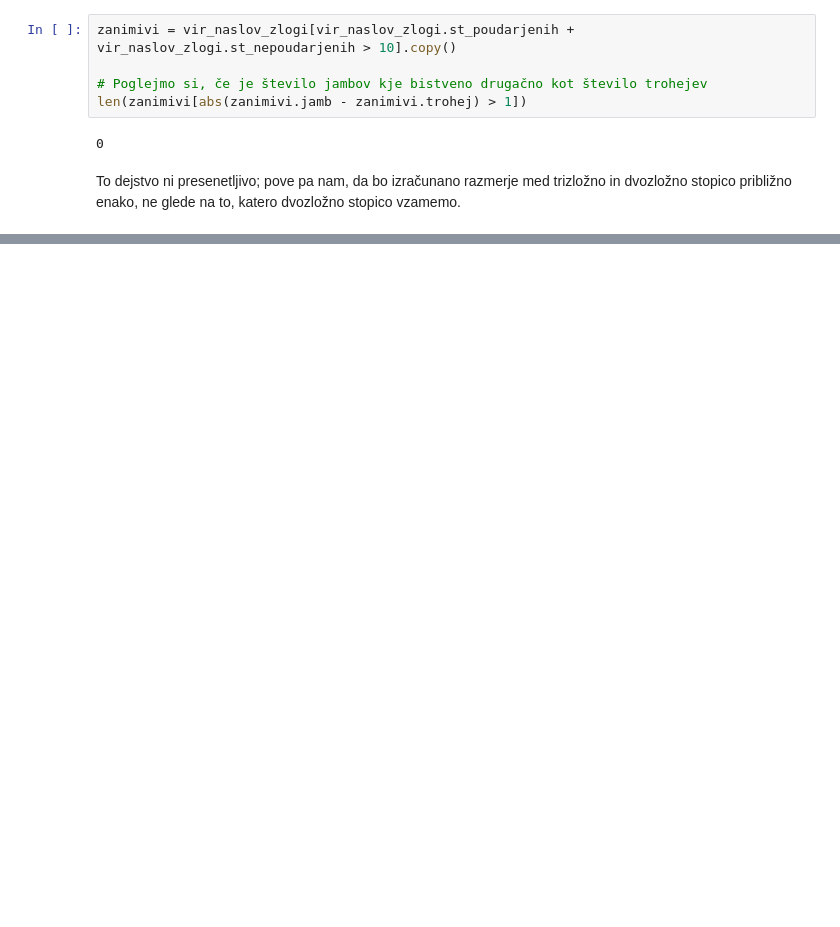
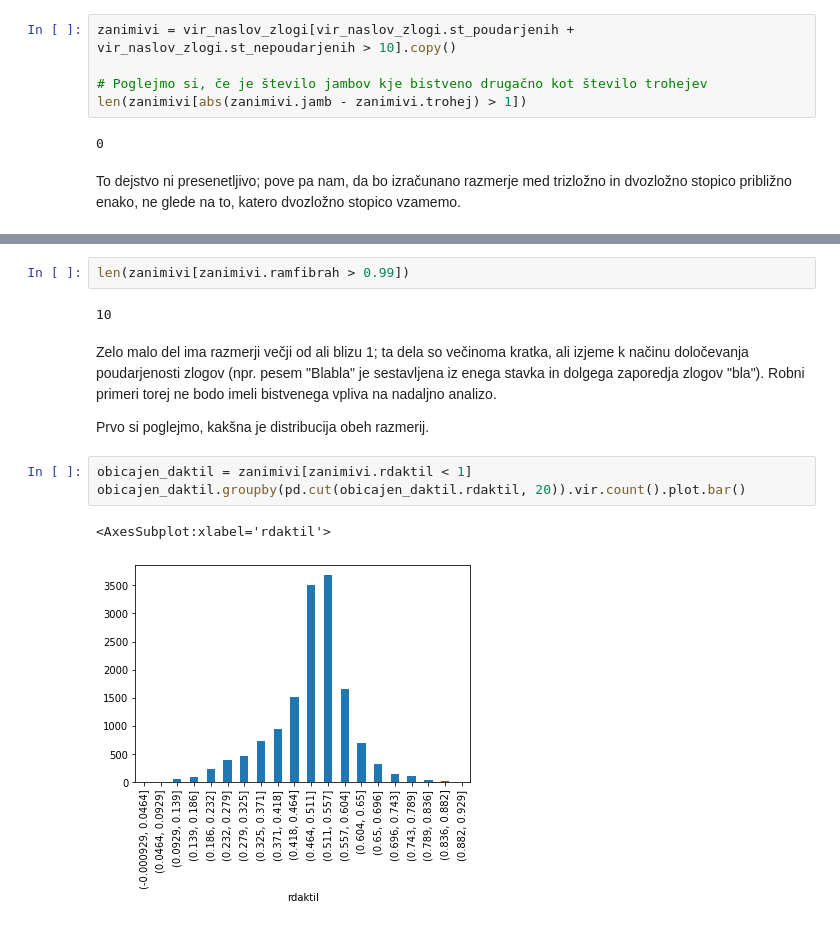
Before and after one commit to k3ap/prog1-projektna-naloga, a Jupyter notebook: analiza.ipynb, the cells around one changed output, grey strips where cells are left out. Cells and saved outputs as stored; diff of their text form; blank space fills up the shorter version.

```diff
--- a/analiza.ipynb
+++ b/analiza.ipynb
@@ -384,0 +397,15 @@ zanimivi[zanimivi.naslov == "Na vrhe obešen"]
+# %%
+len(zanimivi[zanimivi.ramfibrah > 0.99])
+# %% [output]
+10
+# %% [markdown]
+Zelo malo del ima razmerji večji od ali blizu 1; ta dela so večinoma kratka, ali izjeme k načinu določevanja poudarjenosti zlogov (npr. pesem "Blabla" je sestavljena iz enega stavka in dolgega zaporedja zlogov "bla").
+Robni primeri torej ne bodo imeli bistvenega vpliva na nadaljno analizo.
+
+Prvo si poglejmo, kakšna je distribucija obeh razmerij.
+# %%
+obicajen_daktil = zanimivi[zanimivi.rdaktil < 1]
+obicajen_daktil.groupby(pd.cut(obicajen_daktil.rdaktil, 20)).vir.count().plot.bar()
+# %% [output]
+<AxesSubplot:xlabel='rdaktil'>
+[figure, added]
```
Also changed, not shown: parts of 16 cells of this notebook.
